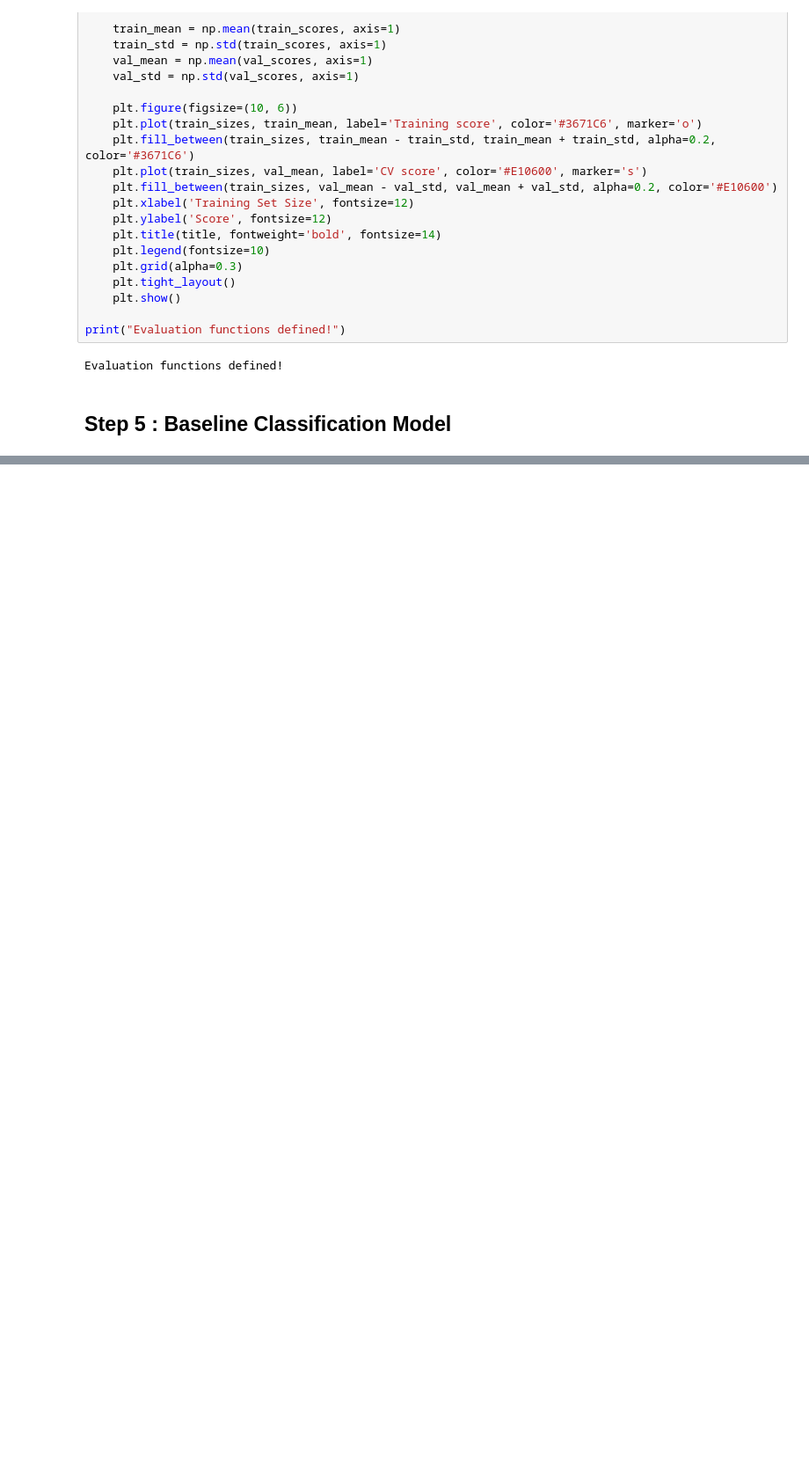
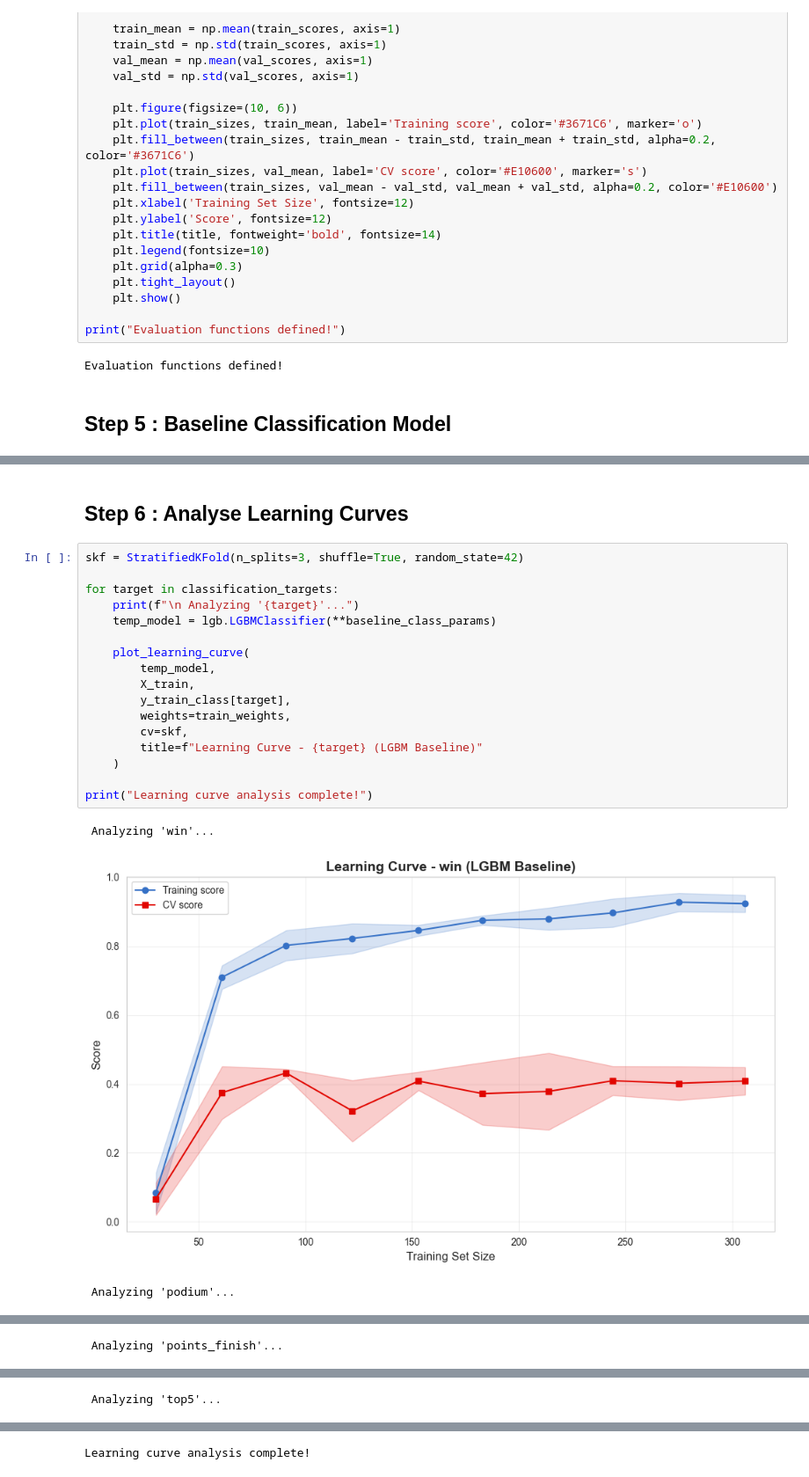
Before and after one commit to saumyashah0510/f1-prediction-hub, a Jupyter notebook: ml/notebooks/06_train_lightGBM_classification.ipynb, the cells around one changed output, grey strips where cells are left out. Shown: that part at 88% size. Cells and saved outputs as stored; diff of their text form; blank space fills up the shorter version.

```diff
--- a/ml/notebooks/06_train_lightGBM_classification.ipynb
+++ b/ml/notebooks/06_train_lightGBM_classification.ipynb
@@ -285,3 +286,26 @@ Conservative Baseline Parameters:
 --------------------------------------------------------------------------------
 
 ✅ All baseline models trained with early stopping!
+# %% [markdown]
+## Step 6 : Analyse Learning Curves
+# %%
+skf = StratifiedKFold(n_splits=3, shuffle=True, random_state=42)
+
+for target in classification_targets:
+    print(f"\n Analyzing '{target}'...")
+    temp_model = lgb.LGBMClassifier(**baseline_class_params)
+
+    plot_learning_curve(
+        temp_model,
+        X_train,
+        y_train_class[target],
+        weights=train_weights,
+        cv=skf,
+        title=f"Learning Curve - {target} (LGBM Baseline)"
+    )
+
+print("Learning curve analysis complete!")
+# %% [output]
+ Analyzing 'win'...
+[figure, added]
+ Analyzing 'podium'...
@@ -287,0 +313 @@ Conservative Baseline Parameters:
+ Analyzing 'points_finish'...
@@ -287,0 +315 @@ Conservative Baseline Parameters:
+ Analyzing 'top5'...
@@ -287,0 +317 @@ Conservative Baseline Parameters:
+Learning curve analysis complete!
```
Also changed, not shown: parts of 16 cells of this notebook, 6 other files.
